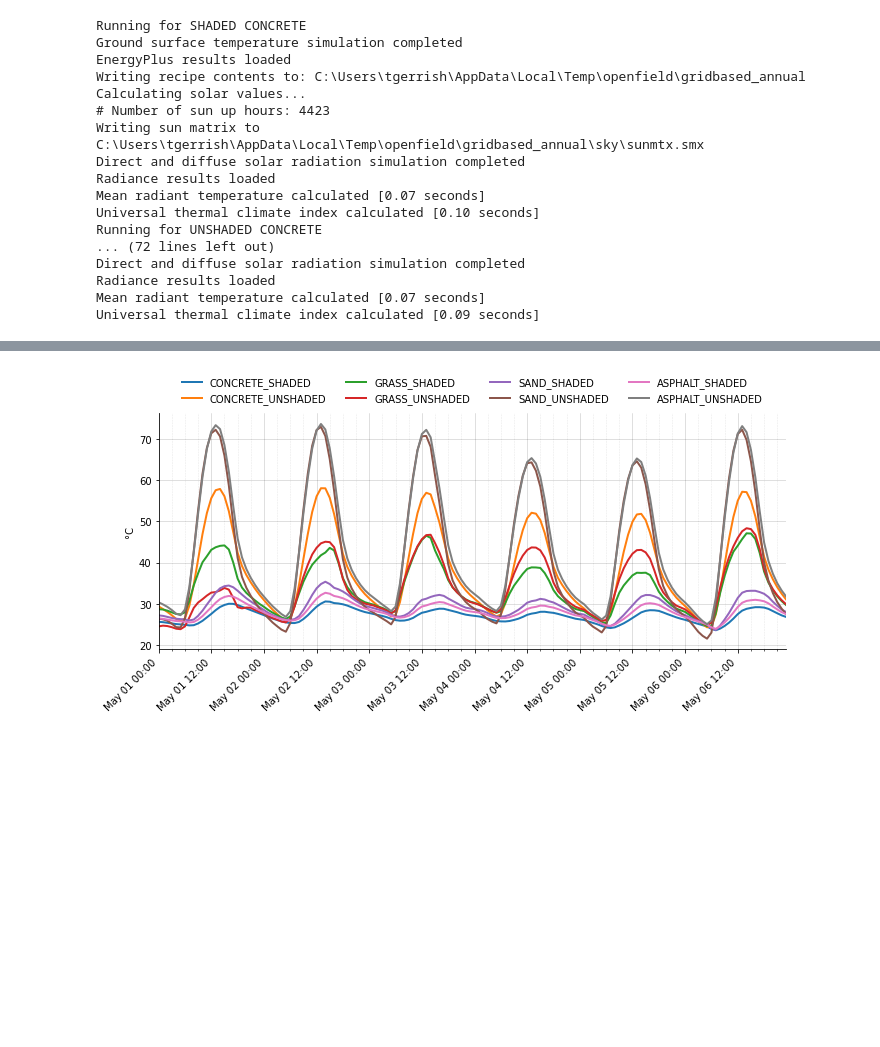
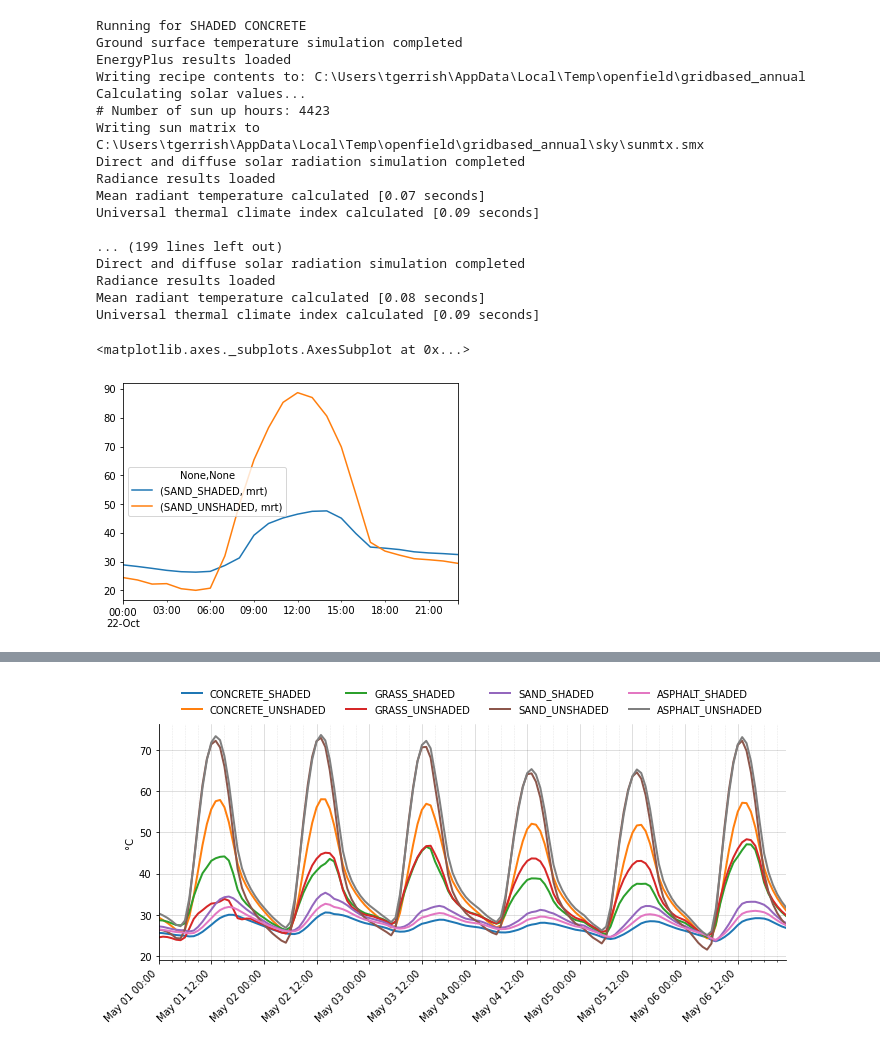
Before and after one commit to tg359/oshe, a Jupyter notebook: Openfield shaded unshaded.ipynb, the cells around one changed output, grey strips where cells are left out. Drawn from its saved outputs; the diff is of its cells as text; code cells hidden in the pictures; blank space fills up the shorter version.

```diff
--- a/Openfield shaded unshaded.ipynb
+++ b/Openfield shaded unshaded.ipynb
@@ -21,5 +21,5 @@ The autoreload extension is already loaded. To reload it, use:
 # %%
-idd_file = r"C:\openstudio-2.7.0\EnergyPlus\Energy+.idd"
+idd_file = r"C:\openstudio-2.9.0\EnergyPlus\Energy+.idd"
 epw_file = r"./example/weatherfile.epw"
 # %%
 def generate_results(epw_file, idd_file, ground_material, shaded=False):
@@ -28,10 +28,10 @@ def generate_results(epw_file, idd_file, ground_material, shaded=False):
     epw = EPW(epw_file)
 
     # Get climate variables
-    dbt = np.array(epw.dry_bulb_temperature.values)
-    rh = np.array(epw.relative_humidity.values)
-    ws = np.array(epw.wind_speed.values)
-    hir = np.array(epw.horizontal_infrared_radiation_intensity.values)
+    dbt = np.roll(np.array(epw.dry_bulb_temperature.values), -1)
+    rh = np.roll(np.array(epw.relative_humidity.values), -1)
+    ws = np.roll(np.array(epw.wind_speed.values), -1)
+    hir = np.roll(np.array(epw.horizontal_infrared_radiation_intensity.values), -1)
     sun_altitude = tc.helpers.sun_altitude(epw_file)
 
     # Define ground zone from material (using predefined dictionary of properties)
@@ -39,14 +39,22 @@ def generate_results(epw_file, idd_file, ground_material, shaded=False):
     ground_zone = tc.geometry.Ground(gnd_mat, xy=5, depth=1.5, subsurface_size=5)
 
     # Create shade objects if shaded
-    shades = [tc.geometry.Shade(vertices=[[-800, -800, 3], [800, -800, 3], [800, 800, 3], [-800, 800, 3]])] if shaded else None
+    if shaded:
+        shades = [
+            tc.geometry.Shade(vertices=[[5, 5, 3], [5, 5, 0], [5, -5, 0], [5, -5, 3]]),
+            tc.geometry.Shade(vertices=[[5, -5, 3], [5, -5, 0], [-5, -5, 0], [-5, -5, 3]]),
+            tc.geometry.Shade(vertices=[[-5, -5, 3], [-5, -5, 0], [-5, 5, 0], [-5, 5, 3]]),
+            tc.geometry.Shade(vertices=[[-5, 5, 3], [-5, 5, 0], [5, 5, 0], [5, 5, 3]]),
+            tc.geometry.Shade(vertices=[[-5, -5, 3], [-5, 5, 3], [5, 5, 3], [5, -5, 3]]),
+        ]
+    else:
+        shades = None
 
     of_srf_temp = tc.energyplus.run_energyplus(epw_file, idd_file, ground=ground_zone, shades=shades, run=True)  # Calculate ground surface temperature
     of_dir_rad, of_dif_rad = tc.radiance.run_radiance(epw_file, ground=ground_zone, shades=shades, run=True)  # Calculate incident solar direct and diffuse radiation
 
     # Calculate MRT & UTCI
-    of_mrt = tc.mrt.mean_radiant_temperature(surrounding_surfaces_temperature=of_srf_temp[0], horizontal_infrared_radiation_intensity=hir, diffuse_horizontal_solar=of_dif_rad.T[0],
-                                             direct_normal_solar=of_dir_rad.T[0], sun_altitude=sun_altitude, ground_reflectivity=gnd_mat.reflectivity, sky_exposure=1, radiance=True)[0]
+    of_mrt = tc.mrt.mean_radiant_temperature(surrounding_surfaces_temperature=of_srf_temp[0], horizontal_infrared_radiation_intensity=hir, diffuse_horizontal_solar=of_dif_rad.T[0], direct_normal_solar=of_dir_rad.T[0], sun_altitude=sun_altitude, ground_reflectivity=gnd_mat.reflectivity, sky_exposure=0 if shaded else 1)[0]
     of_utci = tc.utci.universal_thermal_climate_index(dbt, of_mrt, ws, rh)
 
     return {
@@ -59,9 +67,9 @@ def generate_results(epw_file, idd_file, ground_material, shaded=False):
 # %%
 # Simulate cases
 res = []
-for mat in ["CONCRETE", "GRASS", "SAND", "ASPHALT"]:
+for mat in ["CONCRETE", "GRASS", "ASPHALT", "SAND", "SANDSTONE", "SHRUBS", "LIMESTONE", "HARDWOOD", "SOFTWOOD"]:
     for shaded in [True, False]:
-        print("Running for {} {}".format("SHADED" if shaded else "UNSHADED", mat))
+        print("\nRunning for {} {}".format("SHADED" if shaded else "UNSHADED", mat))
         res.append(generate_results(epw_file, idd_file, mat, shaded=shaded))
 # %% [output]
 Running for SHADED CONCRETE
@@ -74,12 +82,12 @@ Writing sun matrix to C:\Users\tgerrish\AppData\Local\Temp\openfield\gridbased_a
 Direct and diffuse solar radiation simulation completed
 Radiance results loaded
 Mean radiant temperature calculated [0.07 seconds]
-Universal thermal climate index calculated [0.10 seconds]
-Running for UNSHADED CONCRETE
-... (72 lines left out)
+Universal thermal climate index calculated [0.09 seconds]
+
+... (199 lines left out)
 Direct and diffuse solar radiation simulation completed
 Radiance results loaded
-Mean radiant temperature calculated [0.07 seconds]
+Mean radiant temperature calculated [0.08 seconds]
 Universal thermal climate index calculated [0.09 seconds]
 # %%
 # Join results into DataFrame
@@ -92,3 +100,8 @@ for k, v in result.items():
     ll.append(pd.DataFrame.from_dict(v).set_index(pd.date_range("2018-01-01", periods=8760, freq="60T", closed="left")))
 
 df = pd.concat(ll, axis=1, keys=list(result.keys()))
+# %%
+df.filter(regex="SAND_").filter(regex="mrt")["2018-10-22"].plot()
+# %% [output]
+<matplotlib.axes._subplots.AxesSubplot at 0x...>
+[figure, added]
```
Also changed, not shown: parts of 6 cells of this notebook, 7 other files.
